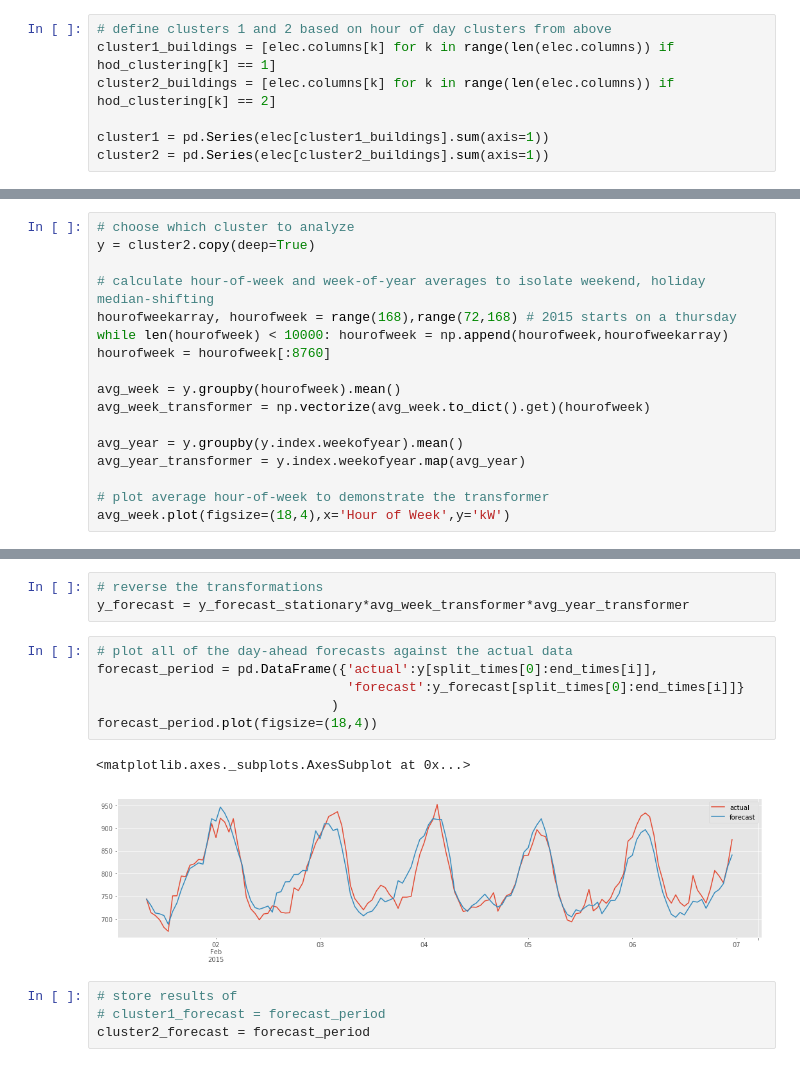
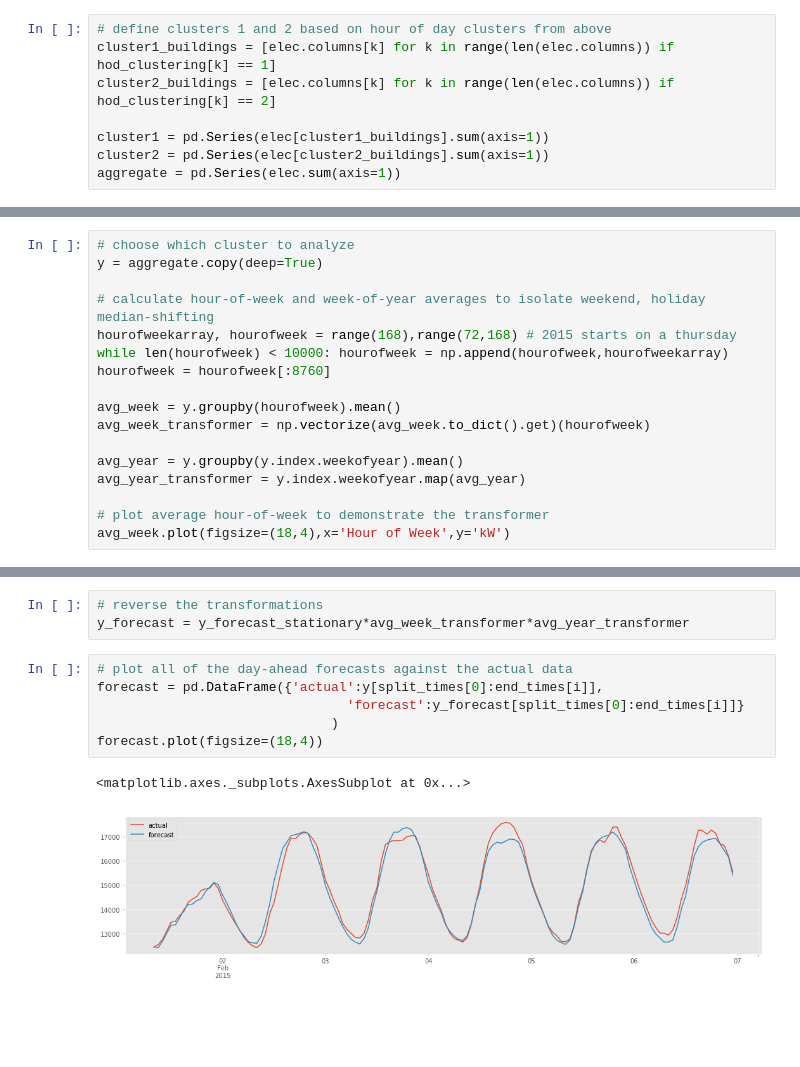
Before and after one commit to kevinkoste/university-load-forecasting, a Jupyter notebook: preprocessing/bdgp_pipeline.ipynb, the cells around one changed output, grey strips where cells are left out. Cells and saved outputs as stored; diff of their text form; blank space fills up the shorter version.

Commit message:
showed effectiveness of clustering

```diff
--- a/preprocessing/bdgp_pipeline.ipynb
+++ b/preprocessing/bdgp_pipeline.ipynb
@@ -130,6 +130,7 @@ cluster2_buildings = [elec.columns[k] for k in range(len(elec.columns)) if hod_c
 
 cluster1 = pd.Series(elec[cluster1_buildings].sum(axis=1))
 cluster2 = pd.Series(elec[cluster2_buildings].sum(axis=1))
+aggregate = pd.Series(elec.sum(axis=1))
 # %% [markdown]
 ### Transformation of median-shifting features
 
@@ -138,7 +139,7 @@ Many predictive models require stationary data. Electricity demand data is never
 The following cells make the data stationary by calculating and then removing the hour-of-week (weekend vs weekday) and week-of-year (spring break vs class in session) effects.
 # %%
 # choose which cluster to analyze
-y = cluster2.copy(deep=True)
+y = aggregate.copy(deep=True)
 
 # calculate hour-of-week and week-of-year averages to isolate weekend, holiday median-shifting
 hourofweekarray, hourofweek = range(168),range(72,168) # 2015 starts on a thursday
@@ -229,14 +230,10 @@ The average MAPE for 5 test days was 2.91
 y_forecast = y_forecast_stationary*avg_week_transformer*avg_year_transformer
 # %%
 # plot all of the day-ahead forecasts against the actual data
-forecast_period = pd.DataFrame({'actual':y[split_times[0]:end_times[i]],
+forecast = pd.DataFrame({'actual':y[split_times[0]:end_times[i]],
                                 'forecast':y_forecast[split_times[0]:end_times[i]]}
                               )
-forecast_period.plot(figsize=(18,4))
+forecast.plot(figsize=(18,4))
 # %% [output]
 <matplotlib.axes._subplots.AxesSubplot at 0x...>
-[figure, old version]
+[figure, new version]
-# %%
-# store results of
-# cluster1_forecast = forecast_period
-cluster2_forecast = forecast_period
```
Also changed, not shown: parts of 8 cells of this notebook.
